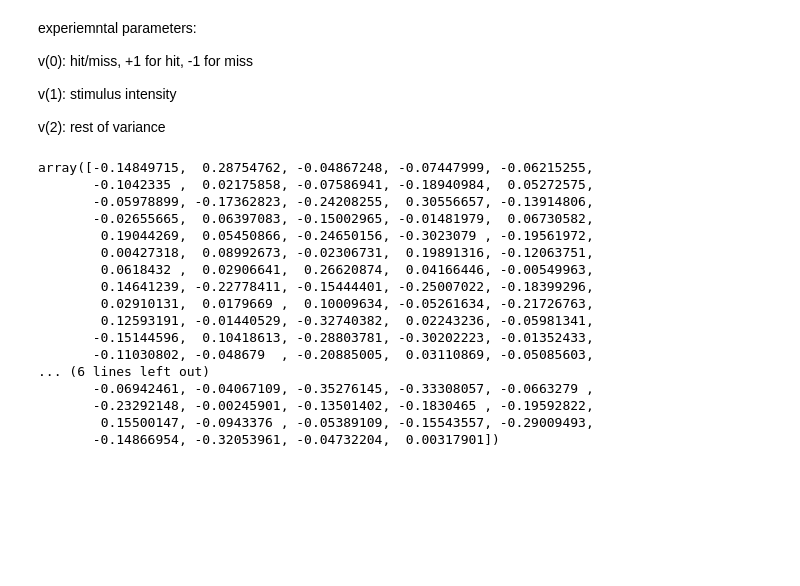
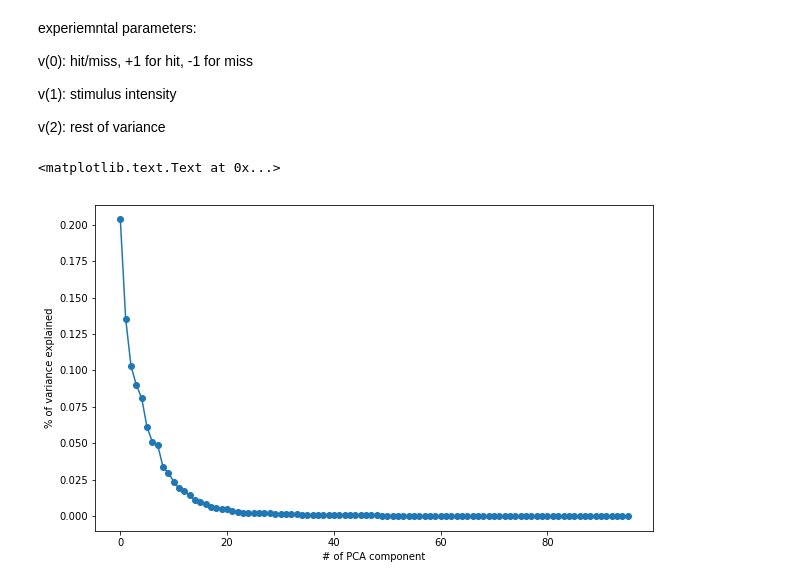
Before and after one commit to ge00rg/LabRotSprekeler, a Jupyter notebook: Regression.ipynb, the cells around one changed output. Drawn from its saved outputs; the diff is of its cells as text; code cells hidden in the pictures; blank space fills up the shorter version.

```diff
--- a/Regression.ipynb
+++ b/Regression.ipynb
@@ -175,0 +174,16 @@ def build_X_PCA():
+# %%
+def build_X_PCA(meta, data):
+    x = get_population_response(meta, data)
+    n_conds = x.shape[0]
+    n_times = x.shape[1]
+    n_dends = x.shape[2]
+
+    X = x.reshape((n_conds*n_times, n_dends))
+
+    return X
+# %%
+def scree(X):
+    pca = PCA()
+    pca.fit(X)
+
+    return pca
@@ -176,4 +239,4 @@ def build_X_PCA():
 # %%
-meta, data = preprocessing(filelist[0], time='full', windows=None, z_score=True, smooth=True)
+meta, data = preprocessing(filelist[1], time='full', windows=None, z_score=True, smooth=True)
 # %%
 beta = get_betas(meta, data)
@@ -180,22 +244,14 @@ beta = get_betas(meta, data)
 # %%
 x = get_population_response(meta, data)
-# %%
-x[1,3]
-# %% [output]
-array([-0.14849715,  0.28754762, -0.04867248, -0.07447999, -0.06215255,
-       -0.1042335 ,  0.02175858, -0.07586941, -0.18940984,  0.05272575,
-       -0.05978899, -0.17362823, -0.24208255,  0.30556657, -0.13914806,
-       -0.02655665,  0.06397083, -0.15002965, -0.01481979,  0.06730582,
-        0.19044269,  0.05450866, -0.24650156, -0.3023079 , -0.19561972,
-        0.00427318,  0.08992673, -0.02306731,  0.19891316, -0.12063751,
-        0.0618432 ,  0.02906641,  0.26620874,  0.04166446, -0.00549963,
-        0.14641239, -0.22778411, -0.15444401, -0.25007022, -0.18399296,
-        0.02910131,  0.0179669 ,  0.10009634, -0.05261634, -0.21726763,
-        0.12593191, -0.01440529, -0.32740382,  0.02243236, -0.05981341,
-       -0.15144596,  0.10418613, -0.28803781, -0.30202223, -0.01352433,
-       -0.11030802, -0.048679  , -0.20885005,  0.03110869, -0.05085603,
-... (6 lines left out)
-       -0.06942461, -0.04067109, -0.35276145, -0.33308057, -0.0663279 ,
-       -0.23292148, -0.00245901, -0.13501402, -0.1830465 , -0.19592822,
-        0.15500147, -0.0943376 , -0.05389109, -0.15543557, -0.29009493,
-       -0.14866954, -0.32053961, -0.04732204,  0.00317901])
+# %%
+X = build_X_PCA(meta, data)
+# %%
+pca = scree(X)
+
+plt.figure(figsize=(10,6))
+plt.plot(pca.explained_variance_ratio_, marker='o')
+plt.xlabel('# of PCA component')
+plt.ylabel('% of variance explained')
+# %% [output]
+<matplotlib.text.Text at 0x...>
+[figure, added]
```
Also changed, not shown: parts of 18 cells of this notebook.
